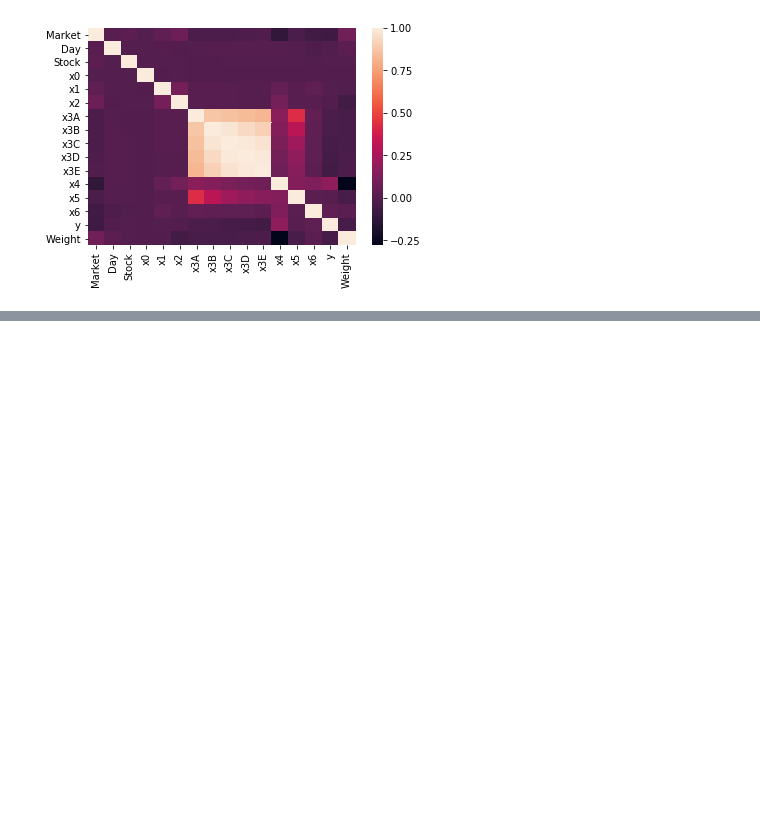
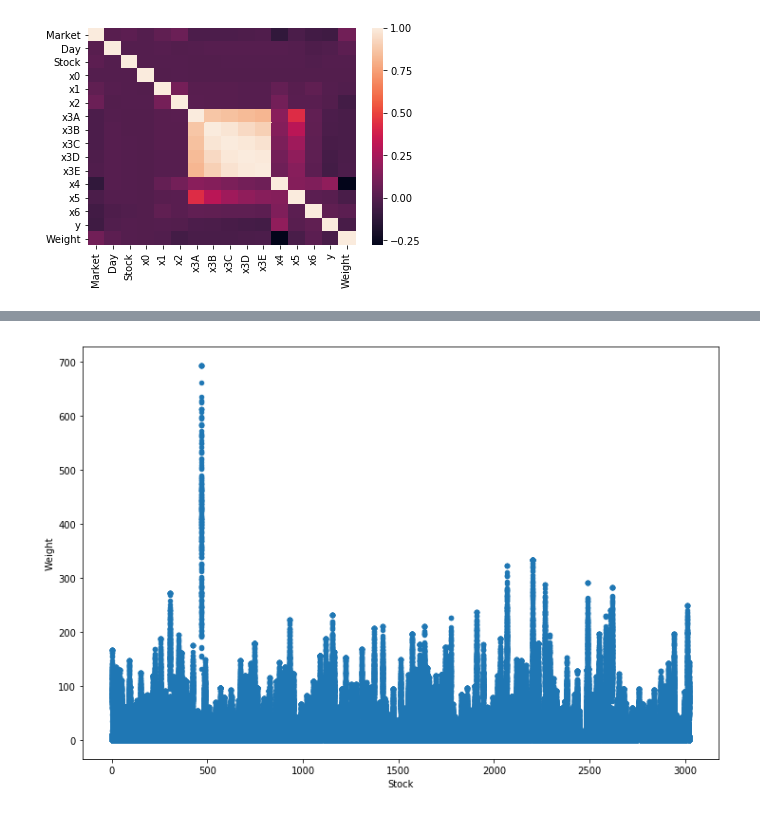
Before and after one commit to jinnerbichler/g-research-challenge, a Jupyter notebook: analysis.ipynb, the cells around one changed output, grey strips where cells are left out. Cells and saved outputs as stored; diff of their text form; code cells hidden in the pictures; blank space fills up the shorter version.

```diff
--- a/analysis.ipynb
+++ b/analysis.ipynb
@@ -46,0 +61,5 @@ plt.show()
+# %%
+training_data.plot(x='Stock', y='Weight', kind='scatter', figsize=(12, 8))
+plt.show()
+# %% [output]
+[figure, added]
```
Also changed, not shown: parts of 3 cells of this notebook, 4 other files.
